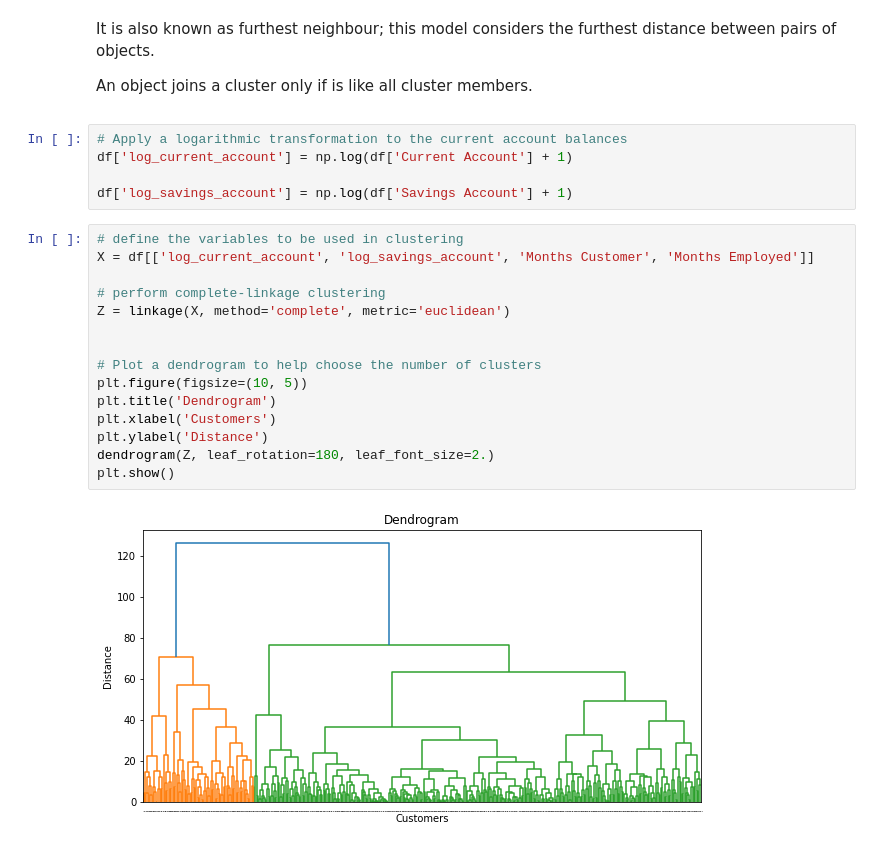
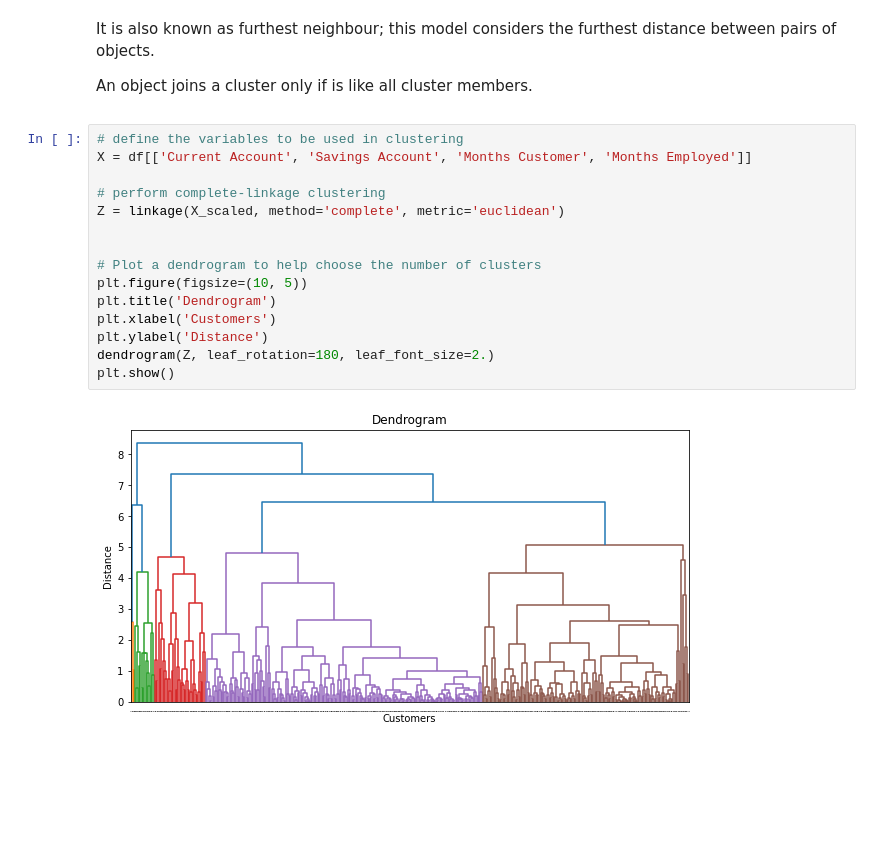
Before and after one commit to ehadsaloF/Customer-Segmentation, a Jupyter notebook: Customer_Segmentation.ipynb, the cells around one changed output. Drawn from its saved outputs; the diff is of its cells as text; blank space fills up the shorter version.

```diff
--- a/Customer_Segmentation.ipynb
+++ b/Customer_Segmentation.ipynb
@@ -582,25 +585,20 @@ In this report we compare two agglomerative hierarchical clustering methods, <b>
 ### Complete Link Clustering
 # %% [markdown]
 It is also known as furthest neighbour; this model considers the furthest distance between pairs of objects. <p>An object joins a cluster only if is like all cluster members.
-# %%
-# Apply a logarithmic transformation to the current account balances
-df['log_current_account'] = np.log(df['Current Account'] + 1)
-
-df['log_savings_account'] = np.log(df['Savings Account'] + 1)
 # %%
 # define the variables to be used in clustering
-X = df[['log_current_account', 'log_savings_account', 'Months Customer', 'Months Employed']]
+X = df[['Current Account', 'Savings Account', 'Months Customer', 'Months Employed']]
 
 # perform complete-linkage clustering
-Z = linkage(X, method='complete', metric='euclidean')
+Z = linkage(X_scaled, method='complete', metric='euclidean')
 
 
 # Plot a dendrogram to help choose the number of clusters
 plt.figure(figsize=(10, 5))
 plt.title('Dendrogram')
 plt.xlabel('Customers')
 plt.ylabel('Distance')
 dendrogram(Z, leaf_rotation=180, leaf_font_size=2.)
 plt.show()
 # %% [output]
-[figure, old version]
+[figure, new version]
```
Also changed, not shown: parts of 26 cells of this notebook.
